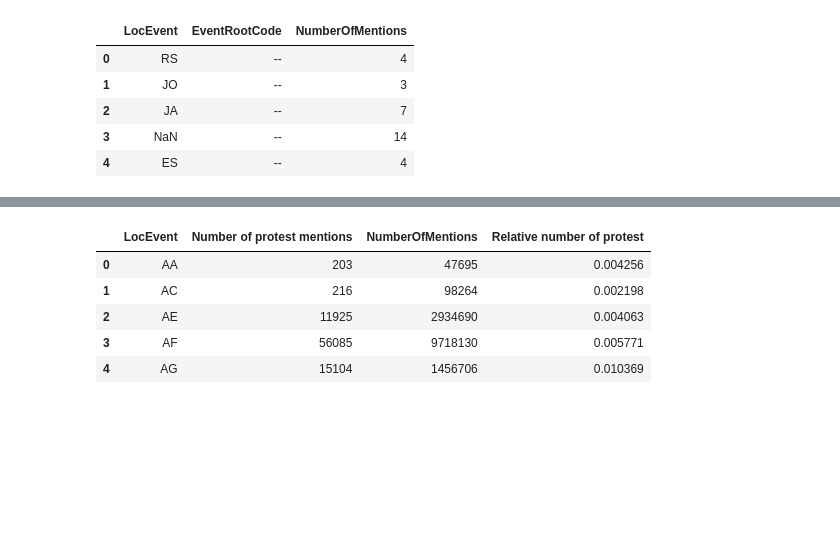
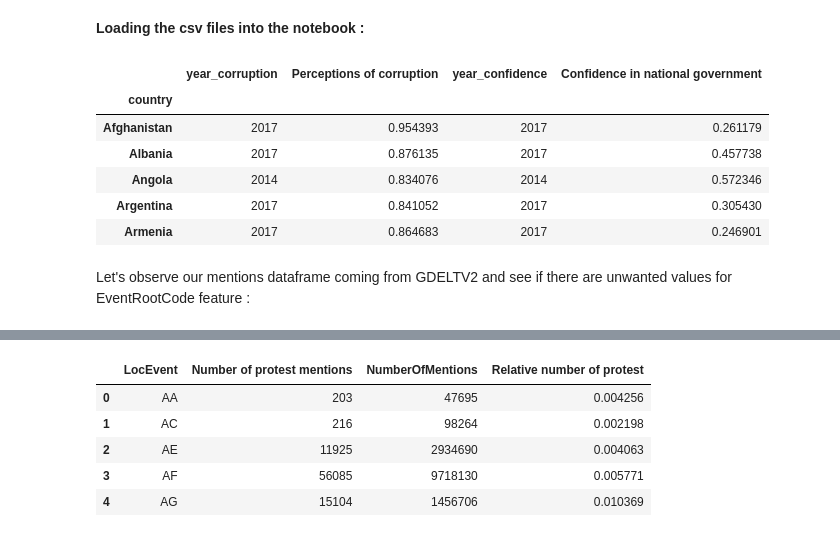
Before and after one commit to lbrgt/ADA_Project, a Jupyter notebook: Codes/MentionsAnalysis.ipynb, the cells around one changed output, grey strips where cells are left out. Saved outputs shown, nothing was run; the diff lists cells and outputs as text; code cells hidden in the pictures; blank space fills up the shorter version.

```diff
--- a/Codes/MentionsAnalysis.ipynb
+++ b/Codes/MentionsAnalysis.ipynb
@@ -36,0 +31,44 @@ democracy_index_df.rename(index=str, columns={"Country": "country", "Score": "De
+# %% [markdown]
+**Loading the csv files into the notebook :**
+# %%
+mentions = pd.read_csv('../Data_sinan/mentions.csv', dtype={'EventRootCode': np.str})
+
+#Fips_codes will be useful further to get the country names from their respective fips codes
+fips_codes = pd.read_csv('../Data/fipscountries.csv')
+fips_codes = fips_codes[['fips','country']]
+
+#From happiness_df, we will get the happiness scores for 156 countries
+happiness_df = pd.read_excel('../Data_sinan/WHR2018Chapter2OnlineData.xls', sheet_name='Figure2.2')
+happiness_df = happiness_df[['Country','Happiness score']]
+happiness_df.rename(index=str, columns={"Country": "country"}, inplace=True)
+
+#Reading the world happiness report 2018
+politics_df = pd.read_excel('../Data_sinan/WHR2018Chapter2OnlineData.xls')
+
+#Creating the confidence_df from the year, country and Confidence in national government features of the politics_df
+confidence_df = politics_df[['year', 'country', 'Confidence in national government']]
+confidence_df = confidence_df.dropna()
+#The dataframe contains information for multiple years for each country, thus we just take in consideration the most recent information
+confidence_df = confidence_df.sort_values('year', ascending=False) \
+                             .groupby("country") \
+                             .first()
+
+#Creating the corruption_df from the year, country and Perceptions of corruption features of the politics_df
+corruption_df = politics_df[['year', 'country', 'Perceptions of corruption']]
+corruption_df = corruption_df.dropna()
+#The dataframe contains information for multiple years for each country, thus we just take in consideration the most recent information
+corruption_df = corruption_df.sort_values('year', ascending=False)\
+                             .groupby("country").first()
+
+#To construct, further, relations between the media and the political indicators, merging the corruption and confidence in gouvernment on each country
+politics_df = corruption_df.merge(confidence_df, on='country', how='inner')
+politics_df.rename(index=str, columns={"year_x": "year_corruption", "year_y": "year_confidence"}, inplace=True)
+
+#Loading the The Economist's Democracy Index by Country(2017)
+democracy_index_df =  pd.read_csv('../Data_sinan/democracy_index.csv')
+democracy_index_df =  democracy_index_df[['Country', 'Score']]
+democracy_index_df.rename(index=str, columns={"Country": "country", "Score": "Democratic Quality"}, inplace=True)
+
+
+#country_info_df = pd.read_csv('../Data_sinan/countryinfo.csv')
+#world_borders = json.load(open('../Data/world_borders.topojson.json'))
@@ -37,10 +85,13 @@ democracy_index_df.rename(index=str, columns={"Country": "country", "Score": "De
 # %%
-mentions.head()
+politics_df.head()
 # %% [output]
-|  | LocEvent | EventRootCode | NumberOfMentions |
-| 0 | RS | -- | 4 |
-| 1 | JO | -- | 3 |
-| 2 | JA | -- | 7 |
-| 3 | NaN | -- | 14 |
-| 4 | ES | -- | 4 |
+|  | year_corruption | Perceptions of corruption | year_confidence | Confidence in national government |
+| country |  |  |  |  |
+| Afghanistan | 2017 | 0.954393 | 2017 | 0.261179 |
+| Albania | 2017 | 0.876135 | 2017 | 0.457738 |
+| Angola | 2014 | 0.834076 | 2014 | 0.572346 |
+| Argentina | 2017 | 0.841052 | 2017 | 0.305430 |
+| Armenia | 2017 | 0.864683 | 2017 | 0.246901 |
+# %% [markdown]
+Let's observe our mentions dataframe coming from GDELTV2 and see if there are unwanted values for EventRootCode feature :
 # %%
```
Also changed, not shown: parts of 19 cells of this notebook, 2 other files.
